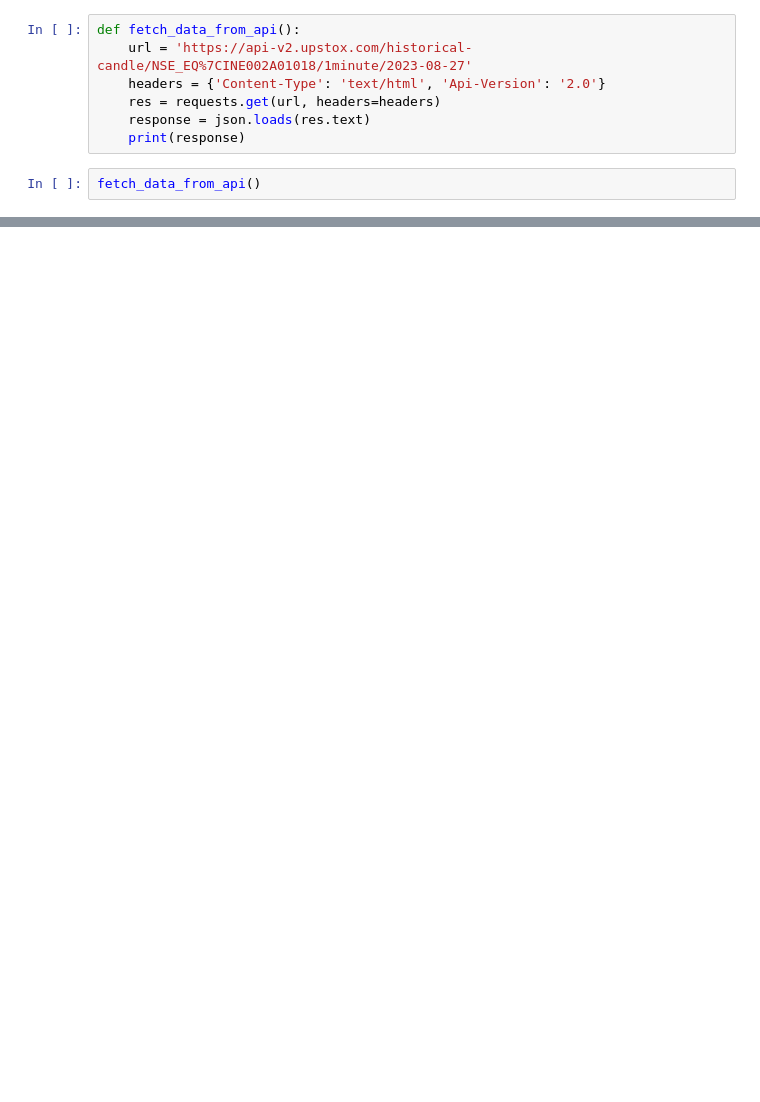
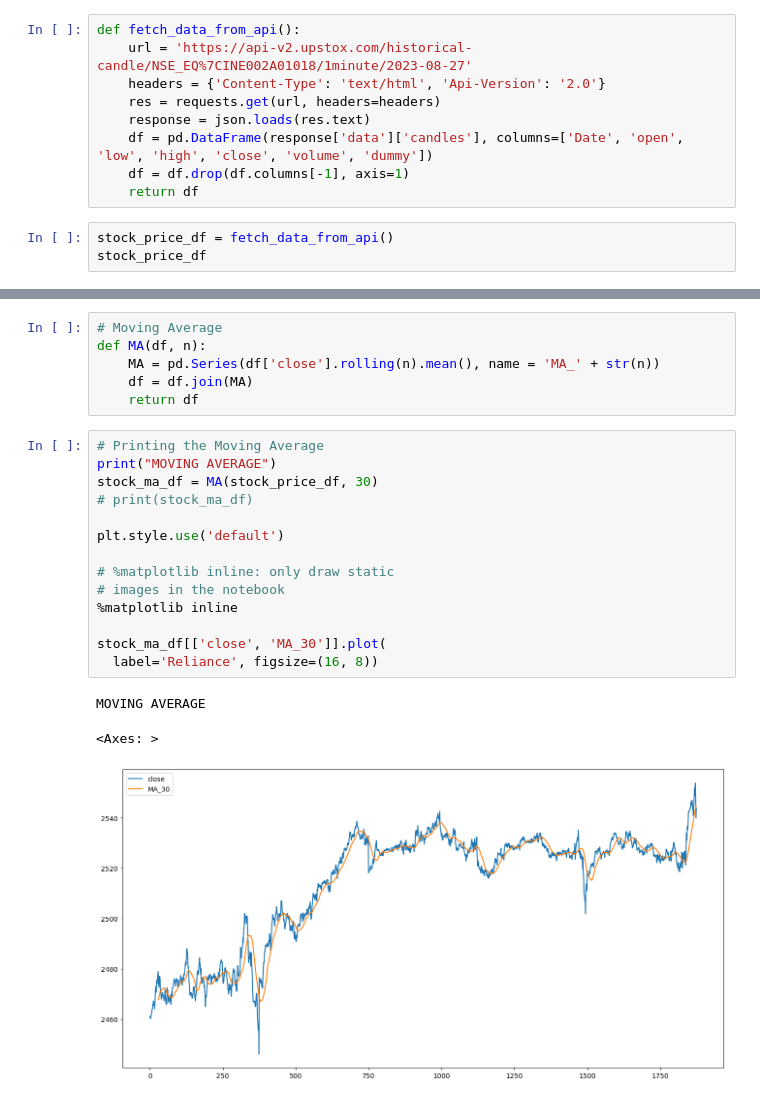
Before and after one commit to yashmittal-ym/algotrading, a Jupyter notebook: get_data.ipynb, the cells around one changed output, grey strips where cells are left out. Cells and saved outputs as stored; diff of their text form; blank space fills up the shorter version.

```diff
--- a/get_data.ipynb
+++ b/get_data.ipynb
@@ -7,7 +36,10 @@ def fetch_data_from_api():
     headers = {'Content-Type': 'text/html', 'Api-Version': '2.0'}
     res = requests.get(url, headers=headers)
     response = json.loads(res.text)
-    print(response)
+    df = pd.DataFrame(response['data']['candles'], columns=['Date', 'open', 'low', 'high', 'close', 'volume', 'dummy'])
+    df = df.drop(df.columns[-1], axis=1)
+    return df
 # %%
-fetch_data_from_api()
+stock_price_df = fetch_data_from_api()
+stock_price_df
 # %% [output]
@@ -14,0 +59,24 @@ fetch_data_from_api()
+# %%
+# Moving Average
+def MA(df, n):
+    MA = pd.Series(df['close'].rolling(n).mean(), name = 'MA_' + str(n))
+    df = df.join(MA)
+    return df
+# %%
+# Printing the Moving Average
+print("MOVING AVERAGE")
+stock_ma_df = MA(stock_price_df, 30)
+# print(stock_ma_df)
+
+plt.style.use('default')
+
+# %matplotlib inline: only draw static
+# images in the notebook
+%matplotlib inline
+
+stock_ma_df[['close', 'MA_30']].plot(
+  label='Reliance', figsize=(16, 8))
+# %% [output]
+MOVING AVERAGE
+<Axes: >
+[figure, added]
```
Also changed, not shown: parts of 3 cells of this notebook.
